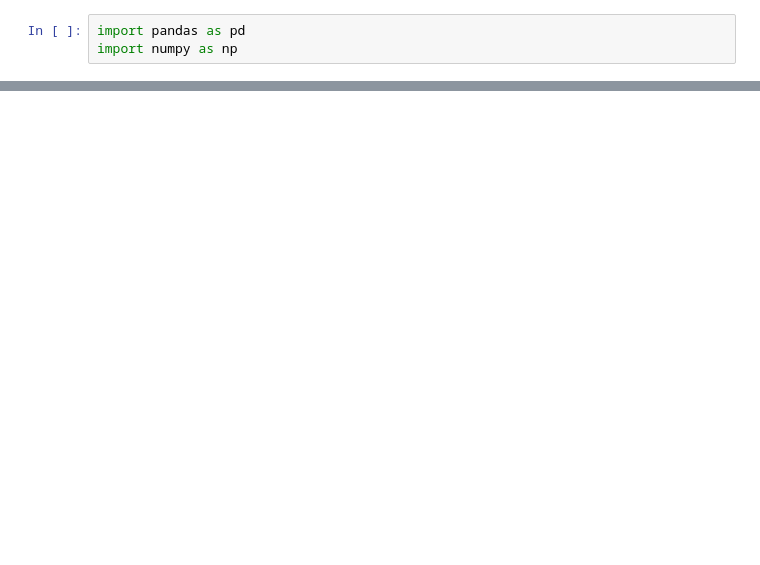
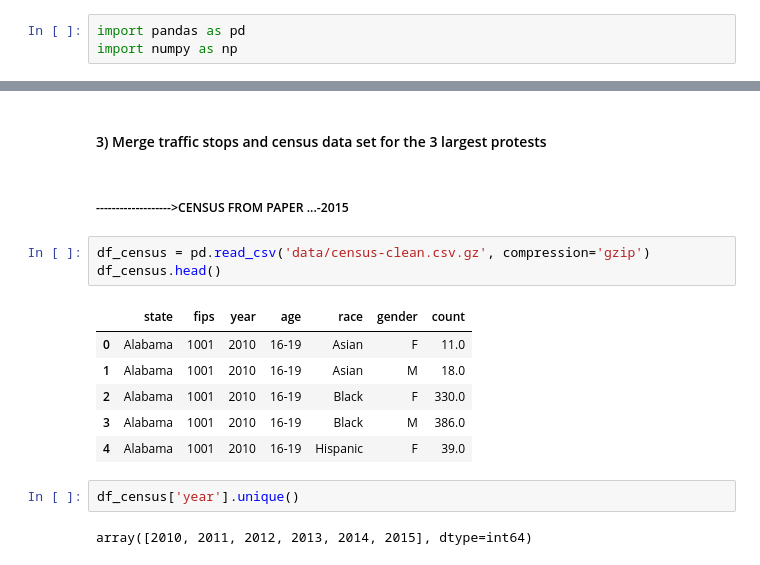
Before and after one commit to epfl-ada/ada-2020-project-milestone-p3-p3_three_musketeers, a Jupyter notebook: data_wranggling.ipynb, the cells around one changed output, grey strips where cells are left out. Drawn from its saved outputs; the diff is of its cells as text; blank space fills up the shorter version.

```diff
--- a/data_wranggling.ipynb
+++ b/data_wranggling.ipynb
@@ -3,0 +85,18 @@ import numpy as np
+# %% [markdown]
+#### 3) Merge traffic stops and census data set for the 3 largest protests
+# %% [markdown]
+##### ------------------->CENSUS FROM PAPER ...-2015
+# %%
+df_census = pd.read_csv('data/census-clean.csv.gz', compression='gzip')
+df_census.head()
+# %% [output]
+|  | state | fips | year | age | race | gender | count |
+| 0 | Alabama | 1001 | 2010 | 16-19 | Asian | F | 11.0 |
+| 1 | Alabama | 1001 | 2010 | 16-19 | Asian | M | 18.0 |
+| 2 | Alabama | 1001 | 2010 | 16-19 | Black | F | 330.0 |
+| 3 | Alabama | 1001 | 2010 | 16-19 | Black | M | 386.0 |
+| 4 | Alabama | 1001 | 2010 | 16-19 | Hispanic | F | 39.0 |
+# %%
+df_census['year'].unique()
+# %% [output]
+array([2010, 2011, 2012, 2013, 2014, 2015], dtype=int64)
```
Also changed, not shown: parts of 18 cells of this notebook, 3 other files.
